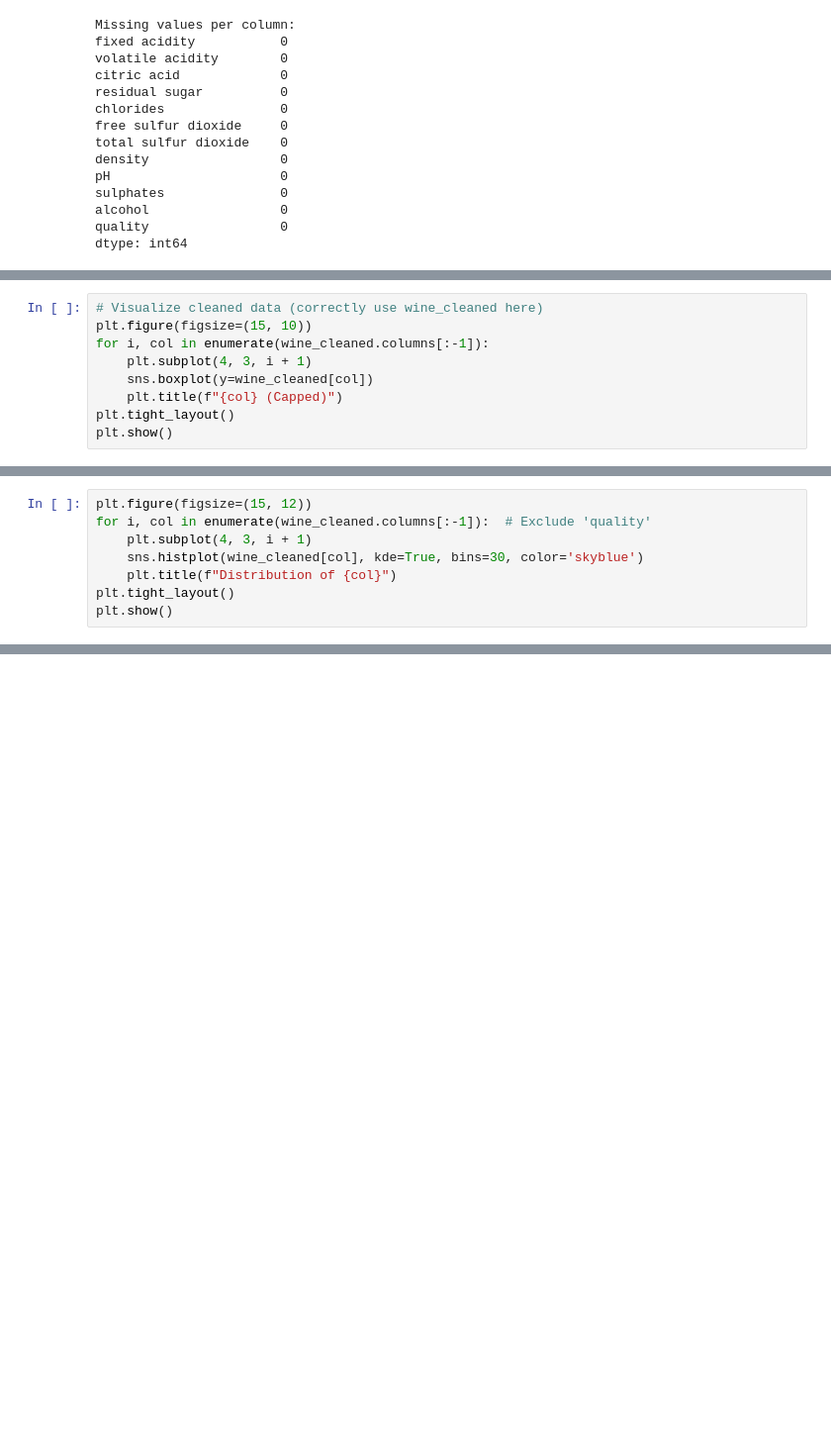
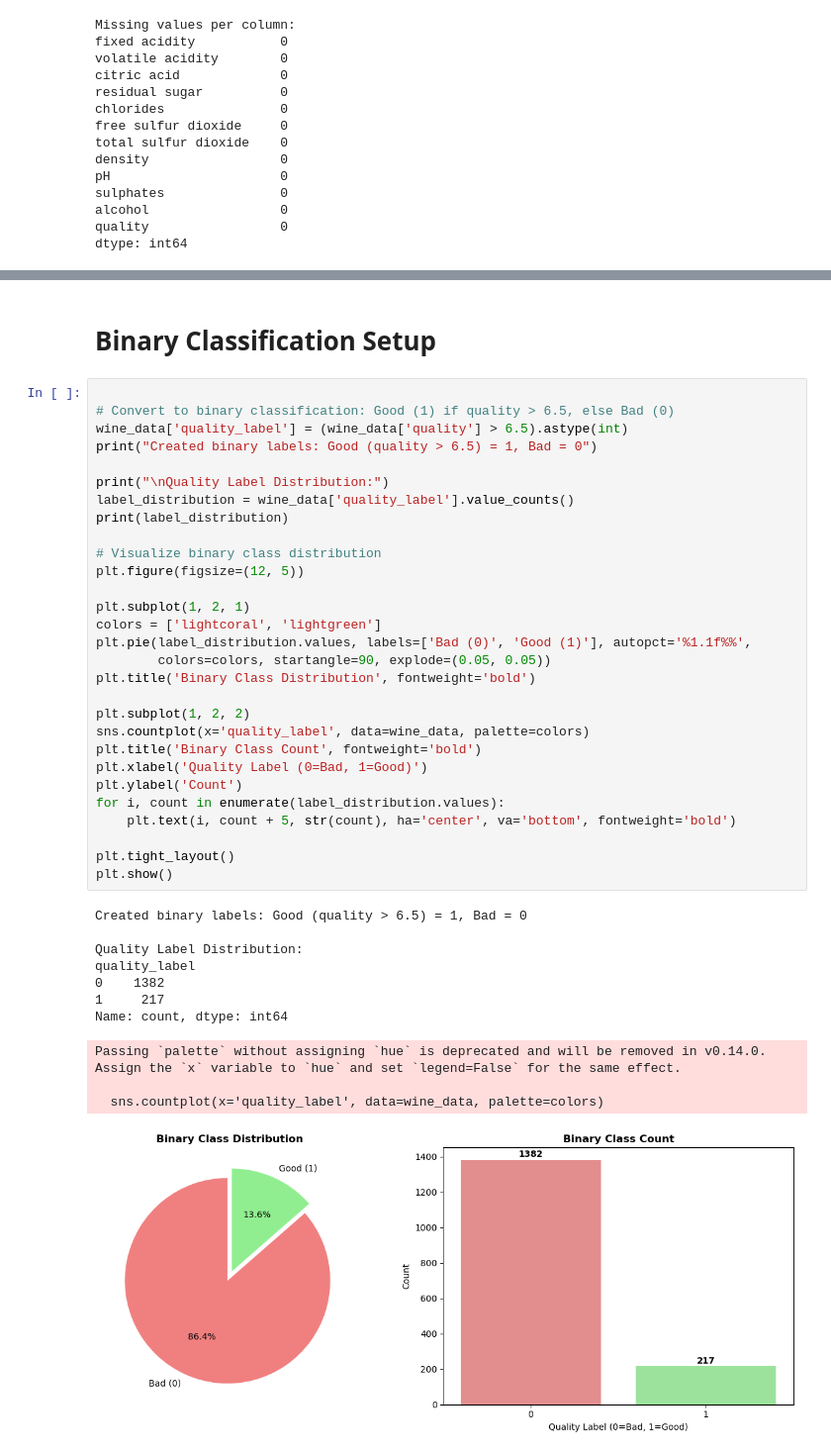
Before and after one commit to SherinDZerogithub/ML-Wine-Predicting-Model-CS1, a Jupyter notebook: wine_quality_predicting_model/notebooks/FC211044_SeriniPuwakgolla/knn.ipynb, the cells around one changed output, grey strips where cells are left out. Shown at 99% size. Drawn from its saved outputs; the diff is of its cells as text; blank space fills up the shorter version.

```diff
--- a/wine_quality_predicting_model/notebooks/FC211044_SeriniPuwakgolla/knn.ipynb
+++ b/wine_quality_predicting_model/notebooks/FC211044_SeriniPuwakgolla/knn.ipynb
@@ -129,9 +92,0 @@ for col in wine_cleaned.columns[:-1]:  # exclude 'quality'
-# %%
-# Visualize cleaned data (correctly use wine_cleaned here)
-plt.figure(figsize=(15, 10))
-for i, col in enumerate(wine_cleaned.columns[:-1]):
-    plt.subplot(4, 3, i + 1)
-    sns.boxplot(y=wine_cleaned[col])
-    plt.title(f"{col} (Capped)")
-plt.tight_layout()
-plt.show()
@@ -153,8 +92,0 @@ Why Visualize Feature Distributions?
-# %%
-plt.figure(figsize=(15, 12))
-for i, col in enumerate(wine_cleaned.columns[:-1]):  # Exclude 'quality'
-    plt.subplot(4, 3, i + 1)
-    sns.histplot(wine_cleaned[col], kde=True, bins=30, color='skyblue')
-    plt.title(f"Distribution of {col}")
-plt.tight_layout()
-plt.show()
@@ -591,0 +165,43 @@ total sulfur dioxide: 0.1034
+# %% [markdown]
+# Binary Classification Setup
+# %%
+
+# Convert to binary classification: Good (1) if quality > 6.5, else Bad (0)
+wine_data['quality_label'] = (wine_data['quality'] > 6.5).astype(int)
+print("Created binary labels: Good (quality > 6.5) = 1, Bad = 0")
+
+print("\nQuality Label Distribution:")
+label_distribution = wine_data['quality_label'].value_counts()
+print(label_distribution)
+
+# Visualize binary class distribution
+plt.figure(figsize=(12, 5))
+
+plt.subplot(1, 2, 1)
+colors = ['lightcoral', 'lightgreen']
+plt.pie(label_distribution.values, labels=['Bad (0)', 'Good (1)'], autopct='%1.1f%%',
+        colors=colors, startangle=90, explode=(0.05, 0.05))
+plt.title('Binary Class Distribution', fontweight='bold')
+
+plt.subplot(1, 2, 2)
+sns.countplot(x='quality_label', data=wine_data, palette=colors)
+plt.title('Binary Class Count', fontweight='bold')
+plt.xlabel('Quality Label (0=Bad, 1=Good)')
+plt.ylabel('Count')
+for i, count in enumerate(label_distribution.values):
+    plt.text(i, count + 5, str(count), ha='center', va='bottom', fontweight='bold')
+
+plt.tight_layout()
+plt.show()
+# %% [output]
+Created binary labels: Good (quality > 6.5) = 1, Bad = 0
+
+Quality Label Distribution:
+quality_label
+0    1382
+1     217
+Name: count, dtype: int64
+Passing `palette` without assigning `hue` is deprecated and will be removed in v0.14.0. Assign the `x` variable to `hue` and set `legend=False` for the same effect.
+
+  sns.countplot(x='quality_label', data=wine_data, palette=colors)
+[figure, added]
```
Also changed, not shown: parts of 96 cells of this notebook, 5 other files.
